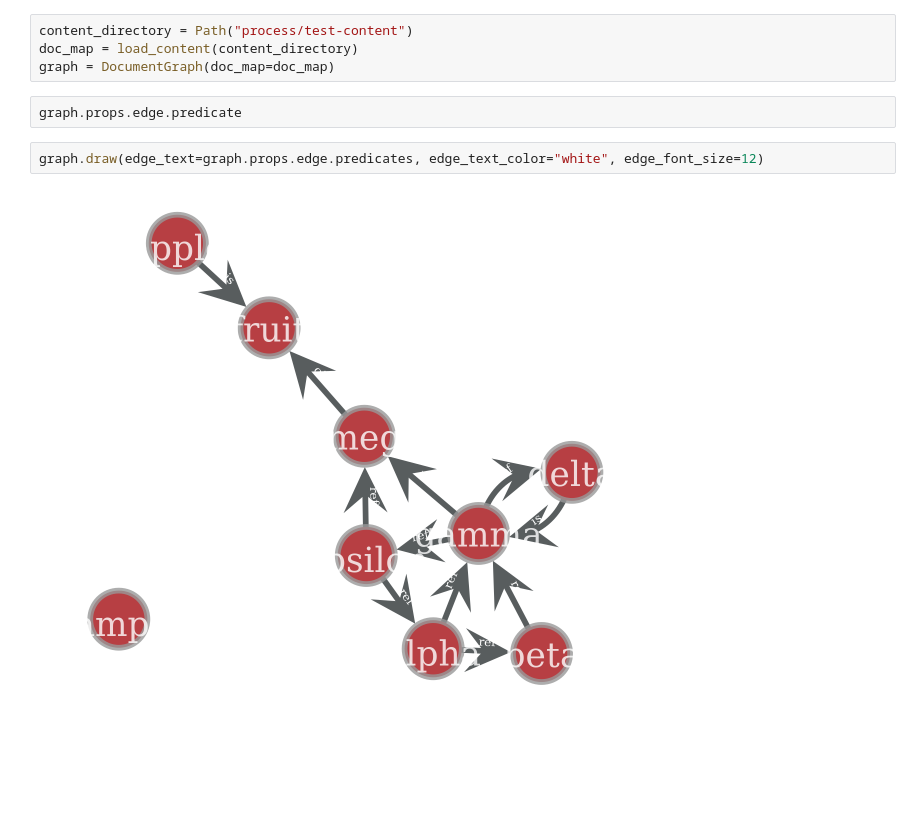
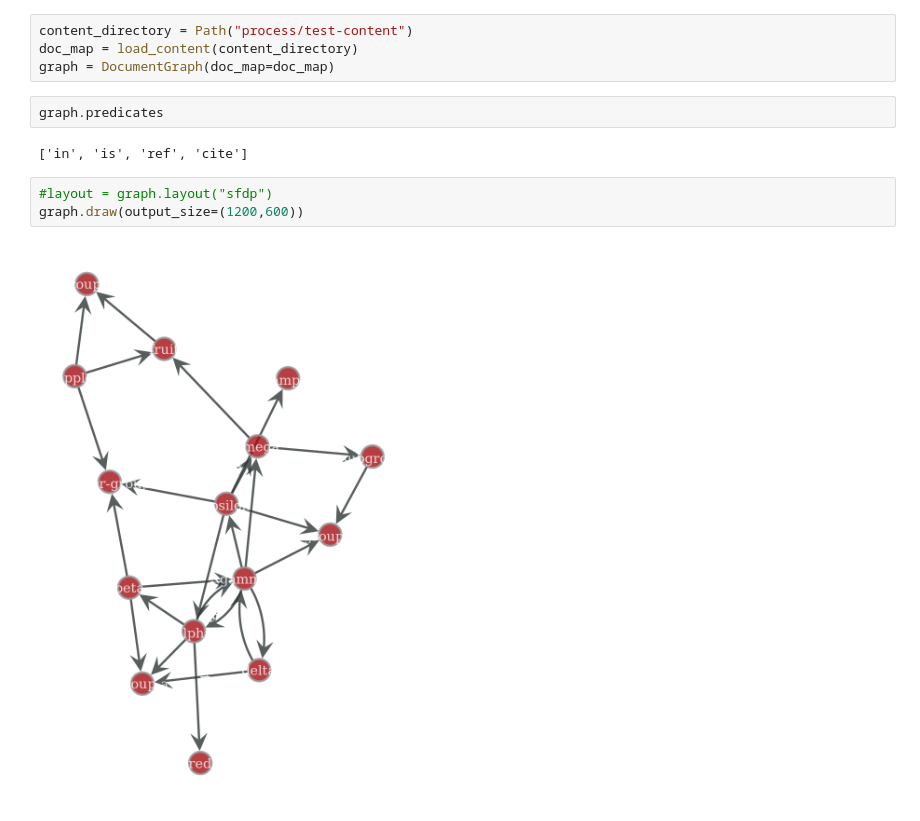
Before and after one commit to AwdeDarkar/exocortex, a Jupyter notebook: graph/graph_book.ipynb, the cells around one changed output. Drawn from its saved outputs; the diff is of its cells as text; blank space fills up the shorter version.

Commit message:
Improve graph wrapper convenience and functionality

```diff
--- a/graph/graph_book.ipynb
+++ b/graph/graph_book.ipynb
@@ -10,9 +10,12 @@ from process.graph import DocumentGraph
 content_directory = Path("process/test-content")
 doc_map = load_content(content_directory)
 graph = DocumentGraph(doc_map=doc_map)
-# %%
-graph.props.edge.predicate
-# %%
-graph.draw(edge_text=graph.props.edge.predicates, edge_text_color="white", edge_font_size=12)
-# %% [output]
-[figure, removed]
+# %%
+graph.predicates
+# %% [output]
+['in', 'is', 'ref', 'cite']
+# %%
+#layout = graph.layout("sfdp")
+graph.draw(output_size=(1200,600))
+# %% [output]
+[figure, added]
```
Also changed, not shown: parts of 9 cells of this notebook, 2 other files.
